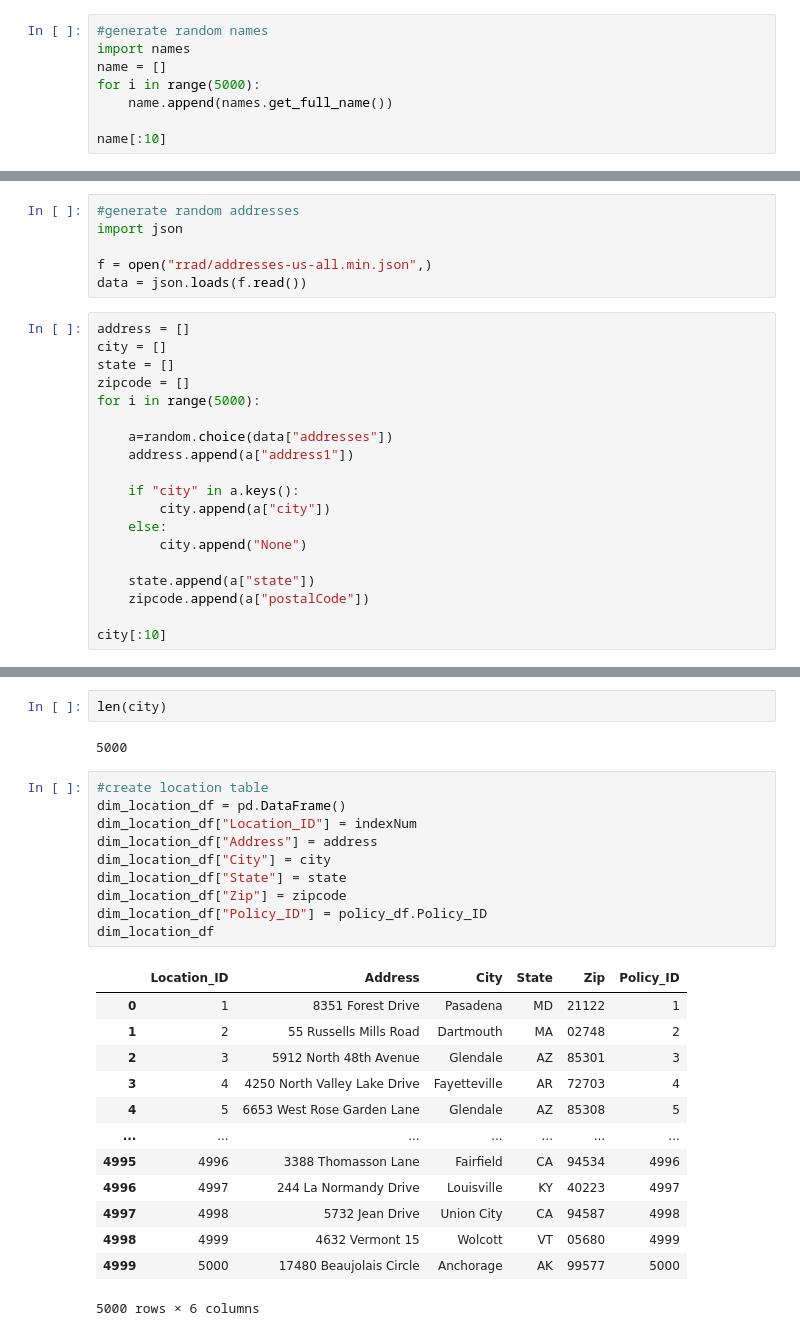
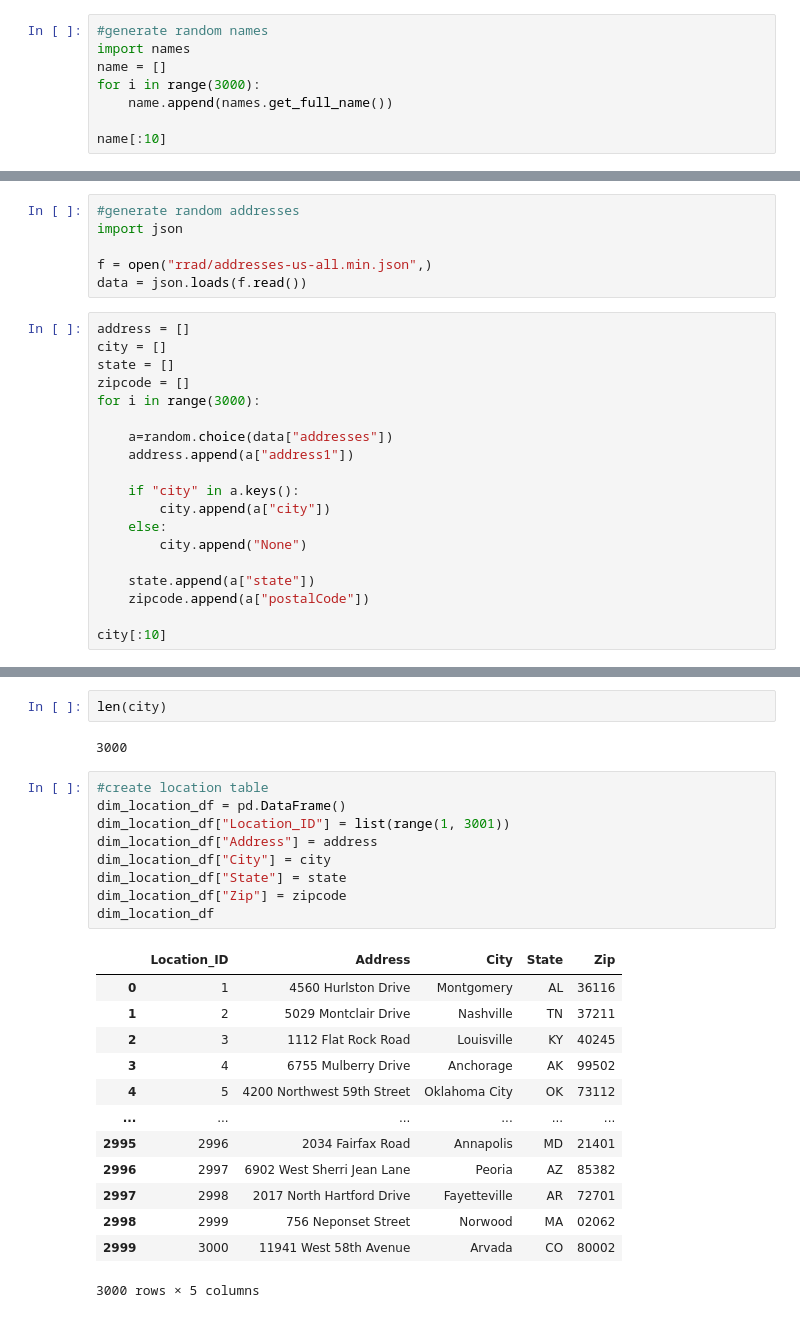
Before and after one commit to hlingchen95/Data_simulation, a Jupyter notebook: Data_simulation.ipynb, the cells around one changed output, grey strips where cells are left out. Cells and saved outputs as stored; diff of their text form.

```diff
--- a/Data_simulation.ipynb
+++ b/Data_simulation.ipynb
@@ -46,7 +32,7 @@ policy_df.head(5)
 #generate random names
 import names
 name = []
-for i in range(5000):
+for i in range(3000):
     name.append(names.get_full_name())
 
 name[:10]
@@ -98,7 +83,7 @@ address = []
 city = []
 state = []
 zipcode = []
-for i in range(5000):
+for i in range(3000):
 
     a=random.choice(data["addresses"])
     address.append(a["address1"])
@@ -126,31 +111,30 @@ city[:10]
 # %%
 len(city)
 # %% [output]
-5000
+3000
 # %%
 #create location table
 dim_location_df = pd.DataFrame()
-dim_location_df["Location_ID"] = indexNum
+dim_location_df["Location_ID"] = list(range(1, 3001))
 dim_location_df["Address"] = address
 dim_location_df["City"] = city
 dim_location_df["State"] = state
 dim_location_df["Zip"] = zipcode
-dim_location_df["Policy_ID"] = policy_df.Policy_ID
 dim_location_df
 # %% [output]
-|  | Location_ID | Address | City | State | Zip | Policy_ID |
-| 0 | 1 | 8351 Forest Drive | Pasadena | MD | 21122 | 1 |
-| 1 | 2 | 55 Russells Mills Road | Dartmouth | MA | 02748 | 2 |
-| 2 | 3 | 5912 North 48th Avenue | Glendale | AZ | 85301 | 3 |
-| 3 | 4 | 4250 North Valley Lake Drive | Fayetteville | AR | 72703 | 4 |
-| 4 | 5 | 6653 West Rose Garden Lane | Glendale | AZ | 85308 | 5 |
-| ... | ... | ... | ... | ... | ... | ... |
-| 4995 | 4996 | 3388 Thomasson Lane | Fairfield | CA | 94534 | 4996 |
-| 4996 | 4997 | 244 La Normandy Drive | Louisville | KY | 40223 | 4997 |
-| 4997 | 4998 | 5732 Jean Drive | Union City | CA | 94587 | 4998 |
-| 4998 | 4999 | 4632 Vermont 15 | Wolcott | VT | 05680 | 4999 |
-| 4999 | 5000 | 17480 Beaujolais Circle | Anchorage | AK | 99577 | 5000 |
+|  | Location_ID | Address | City | State | Zip |
+| 0 | 1 | 4560 Hurlston Drive | Montgomery | AL | 36116 |
+| 1 | 2 | 5029 Montclair Drive | Nashville | TN | 37211 |
+| 2 | 3 | 1112 Flat Rock Road | Louisville | KY | 40245 |
+| 3 | 4 | 6755 Mulberry Drive | Anchorage | AK | 99502 |
+| 4 | 5 | 4200 Northwest 59th Street | Oklahoma City | OK | 73112 |
+| ... | ... | ... | ... | ... | ... |
+| 2995 | 2996 | 2034 Fairfax Road | Annapolis | MD | 21401 |
+| 2996 | 2997 | 6902 West Sherri Jean Lane | Peoria | AZ | 85382 |
+| 2997 | 2998 | 2017 North Hartford Drive | Fayetteville | AR | 72701 |
+| 2998 | 2999 | 756 Neponset Street | Norwood | MA | 02062 |
+| 2999 | 3000 | 11941 West 58th Avenue | Arvada | CO | 80002 |
-5000 rows × 6 columns
+3000 rows × 5 columns
 # %%
 #create time table
 dim_time_df = pd.DataFrame()
```
Also changed, not shown: parts of 11 cells of this notebook.
